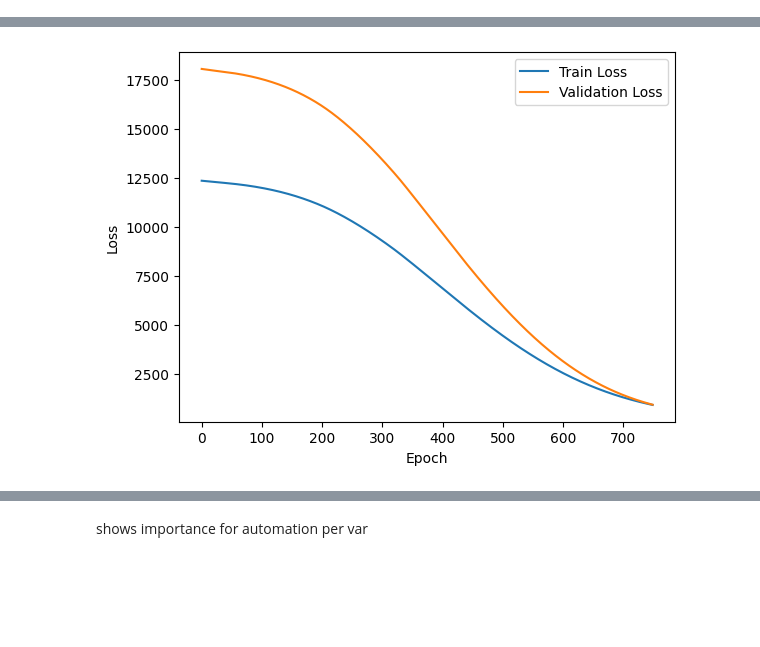
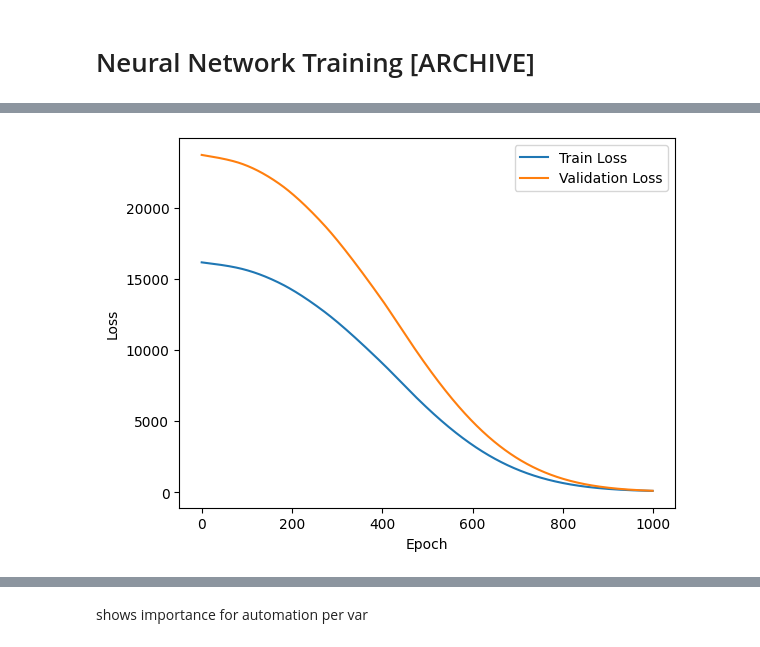
Before and after one commit to GerardoG2/plant-health-status, a Jupyter notebook: Notebooks/NeuralNetwork_t2.ipynb, the cells around one changed output, grey strips where cells are left out. Drawn from its saved outputs; the diff is of its cells as text; code cells hidden in the pictures; blank space fills up the shorter version.

```diff
--- a/Notebooks/NeuralNetwork_t2.ipynb
+++ b/Notebooks/NeuralNetwork_t2.ipynb
@@ -15,3 +1588,5 @@ pd.set_option('display.max_columns', None)  # Show all columns in DataFrame disp
+# %% [markdown]
+# Neural Network Training [ARCHIVE]
 # %%
 import os, random
 import numpy as np
@@ -37,9 +1606,14 @@ def load_lag_2_data():
 # %%
+#ARCHIVE THIS ATER - ORIGINAL CODE OF NN
+
 # load data
 
 import torch
 
-df = load_lag_2_data()
+
+df = (pd.read_csv('../Data/modeling_data.csv')
+      )
+
 target_col = 'total_fresh_weight_g'
 
 X = df.drop(columns=[target_col]).to_numpy(dtype=np.float32)
@@ -77,14 +1651,15 @@ class BasicNN(nn.Module): # inherits from Module
 
         return x
 
-
+# pick manual seed
+torch.manual_seed(42)
 
 # hyperparameters
 input_size = X_train_tensor.shape[1]
 hidden_size = 32
 output_size = 1
 learning_rate = .001
-num_epochs = 750
+num_epochs = 1000
 
 # initialize model
 model = BasicNN(input_size=input_size, hidden_size=hidden_size, output_size=output_size)
@@ -155,4 +1730,4 @@ Epoch [750/750], Train Loss: 905.6027, Val Loss: 917.4905
-[figure, old version]
+[figure, new version]
 # %%
 df
 # %% [output]
```
Also changed, not shown: parts of 47 cells of this notebook, 7 other files.
